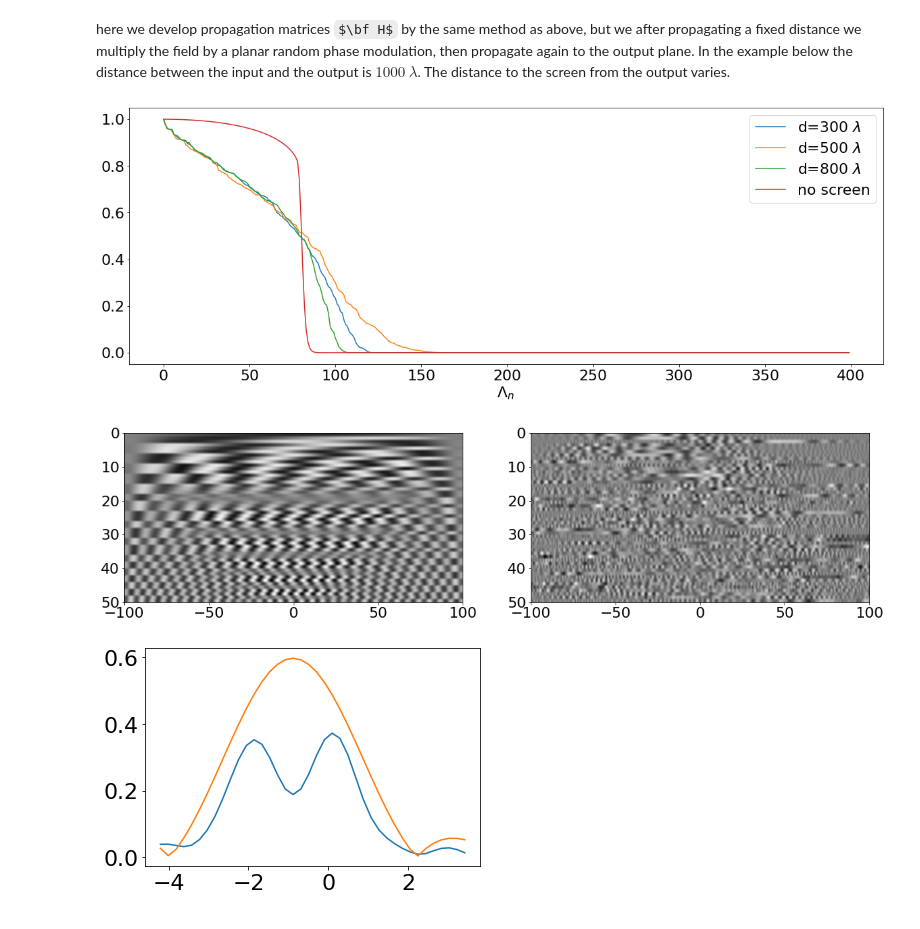
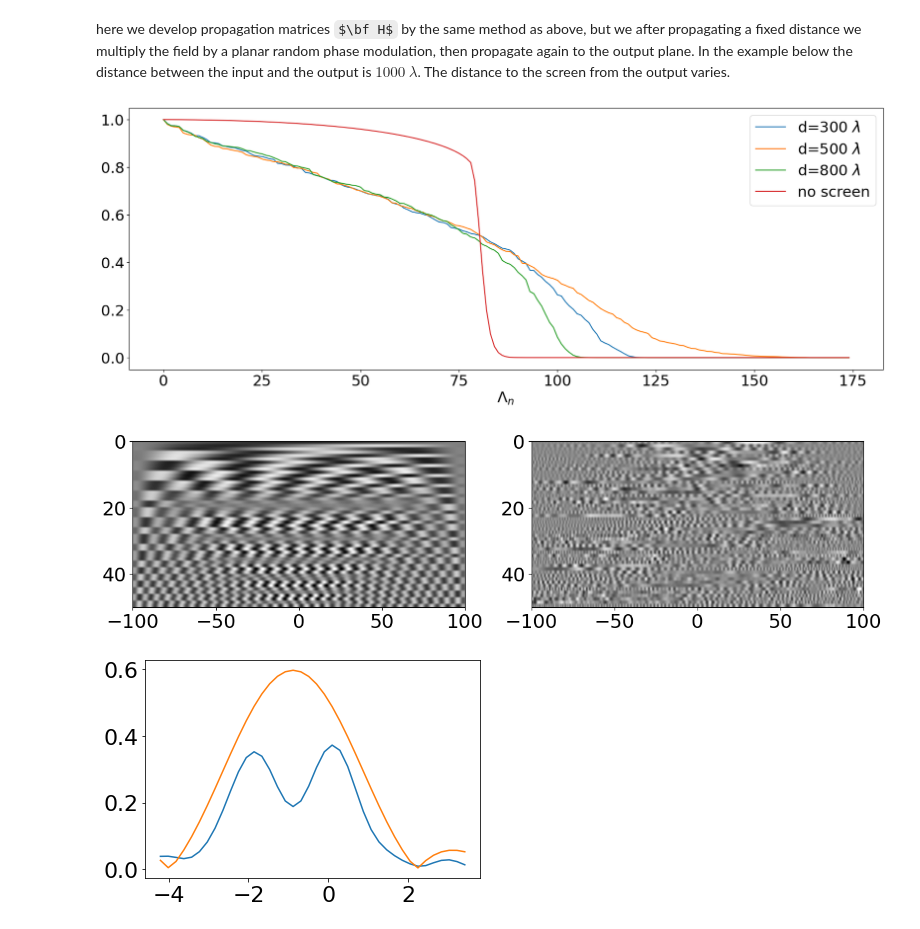
Before and after one commit to arizonaCameraLab/computationalImaging, a Jupyter notebook: Chapter5WaveImaging/diffuserImaging.ipynb, the cells around one changed output. Drawn from its saved outputs; the diff is of its cells as text; code cells hidden in the pictures; some formulas as TeX source.

```diff
--- a/Chapter5WaveImaging/diffuserImaging.ipynb
+++ b/Chapter5WaveImaging/diffuserImaging.ipynb
@@ -139,31 +137,31 @@ phaseF=interp1d(np.linspace(-100, 100, 200), phase, kind='cubic')
 screenRange=300
 Hd=gB(np.sqrt(2)*(xin-xout),np.sqrt(screenRange))@np.diag(np.exp(1j*2*np.pi*phaseF(x)))@gB(np.sqrt(2)*(xin-xout),np.sqrt(1000-screenRange))
 u, lam, vp=np.linalg.svd(Hd)
-plt.plot(lam[:400]/lam[0], label=r'd=300 $\lambda $')
+plt.plot(lam[:175]/lam[0], label=r'd=300 $\lambda $')
 screenRange=500
 Hd=gB(np.sqrt(2)*(xin-xout),np.sqrt(screenRange))@np.diag(np.exp(1j*2*np.pi*phaseF(x)))@gB(np.sqrt(2)*(xin-xout),np.sqrt(1000-screenRange))
 u, lam, vp2=np.linalg.svd(Hd)
-plt.plot(lam[:400]/lam[0],label='d=500 $\lambda$')
+plt.plot(lam[:175]/lam[0],label='d=500 $\lambda$')
 screenRange=800
 Hd=gB(np.sqrt(2)*(xin-xout),np.sqrt(screenRange))@np.diag(np.exp(1j*2*np.pi*phaseF(x)))@gB(np.sqrt(2)*(xin-xout),np.sqrt(1000-screenRange))
 u, lam, vp=np.linalg.svd(Hd)
-plt.plot(lam[:400]/lam[0],label='d=800 $\lambda $')
-plt.plot(lam1000[:400]/lam1000[0], label='no screen' )
+plt.plot(lam[:175]/lam[0],label='d=800 $\lambda $')
+plt.plot(lam1000[:175]/lam1000[0], label='no screen' )
 plt.legend()
 plt.xlabel(r"$\Lambda_n$ ")
 plt.savefig('diffractionModesDiffuser.pdf')
 #files.download('diffractionModesDiffuser.pdf')
 # %% [output]
-[figure, old version]
+[figure, new version]
 # %%
-plt.figure(figsize=(20,19))
+plt.figure(figsize=(15,10))
 plt.subplot(1,2,1)
 plt.imshow(np.real(vp1[:50,:]), extent=[-100,100,50,0], cmap='gray', aspect=2)
 plt.subplot(1,2,2)
 plt.imshow(np.real(vp2[:50,:]), cmap='gray', extent=[-100,100,50,0], aspect=2)
 plt.savefig('diffractionModesDiffuserSpace.pdf')
 # %% [output]
-[figure, old version]
+[figure, new version]
 # %%
 plt.plot(x[490:530],np.abs(np.linalg.lstsq(Hd,Hd@f,rcond=.01)[0])[490:530])
 plt.plot(x[490:530],np.abs(np.linalg.lstsq(H,H@f,rcond=.01)[0])[490:530])
```
Also changed, not shown: parts of 1 cell of this notebook.
